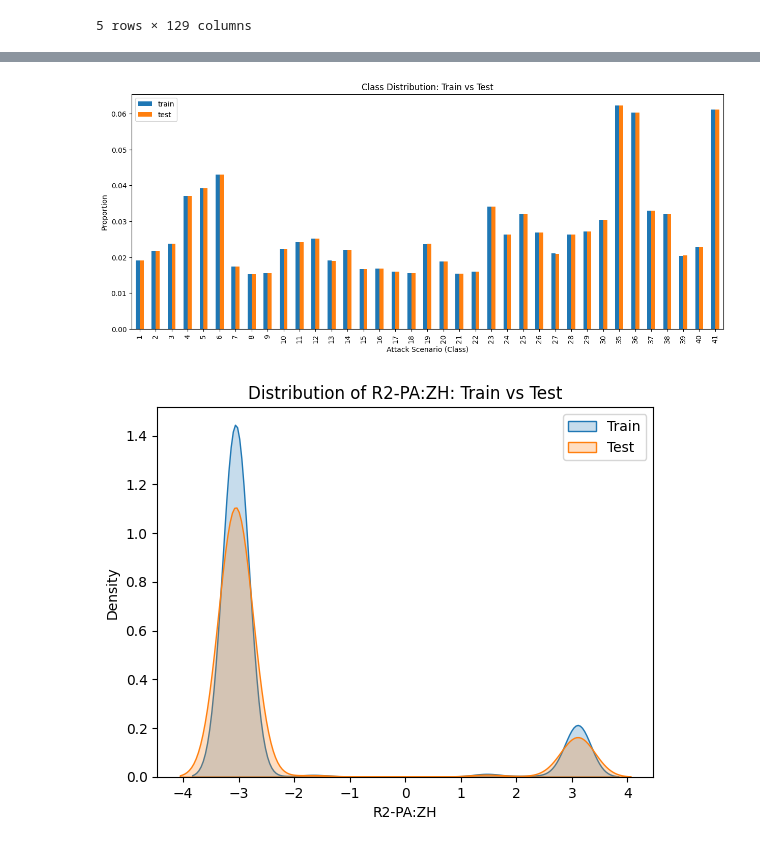
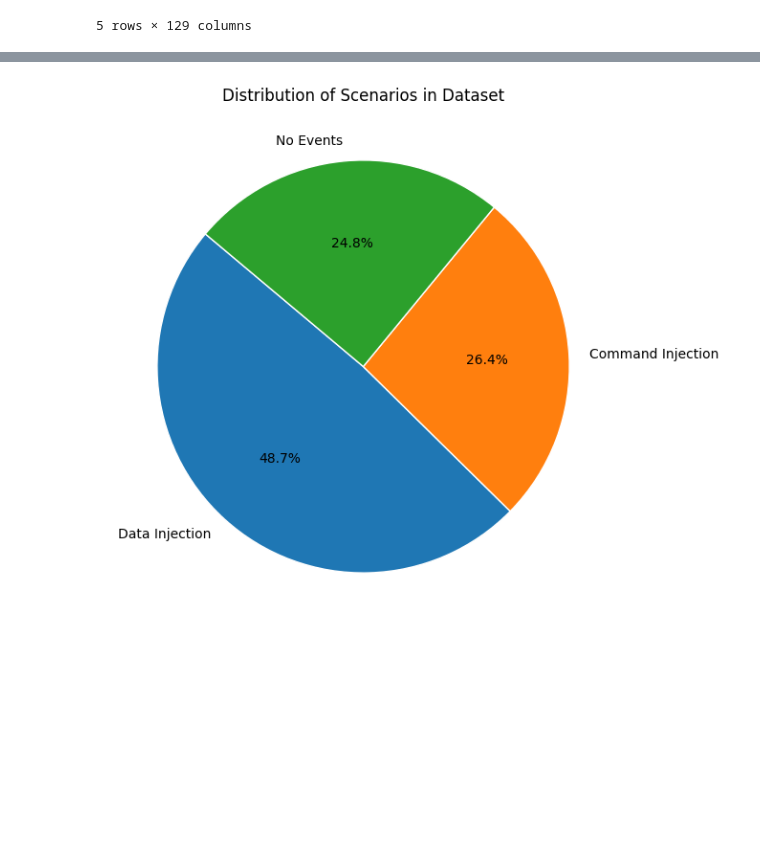
Before and after one commit to maedeh-mhm/GRID-IDS, a Jupyter notebook: notebooks/00-eda.ipynb, the cells around one changed output, grey strips where cells are left out. Drawn from its saved outputs; the diff is of its cells as text; code cells hidden in the pictures; blank space fills up the shorter version.

```diff
--- a/notebooks/00-eda.ipynb
+++ b/notebooks/00-eda.ipynb
@@ -40,0 +23,8 @@ memory usage: 77.1 MB
+# %%
+# Loading dataset
+df = pd.concat(
+    map(pd.read_csv, glob.glob( str( DATA_DIR / "multi_class" / "data*.csv"))),
+    ignore_index=True
+)
+
+df.info()
@@ -115,4 +46,0 @@ plt.show()
-# %%
-# Remove missing values
-logger.info(f"Data loss: {(1 - len(df.dropna()) / len(df)) * 100:.2f}% of rows dropped")
-df = df.dropna()
@@ -121,3 +47,41 @@ df = df.dropna()
+# %%
+# Droping missing values
+df = df[~df.isin([np.nan, np.inf, -np.inf]).any(axis=1)]
+
+# Keeping only single device FDIA related rows
+df = df[df['marker'].isin([7, 8, 9, 10, 11, 12, 15, 16, 17, 18, 41])]
+# %%
+# Scenario → Group mapping
+scenario_groups = {
+    # "Natural Events": [1, 2, 3, 4, 5, 6, 13, 14],
+    "No Events": [41],
+    "Data Injection": [7, 8, 9, 10, 11, 12],
+    "Command Injection": [15, 16, 17, 18],
+    # "Relay Setting Change": [
+    #     21, 22, 23, 24, 25, 26, 27, 28, 29, 30,
+    #     35, 36, 37, 38, 39, 40
+    # ],
+}
+
+# Reverse lookup dictionary
+scenario_to_group = {s: group for group, scenarios in scenario_groups.items() for s in scenarios}
+
+# Distribution of instances per group
+distribution = df["marker"].map(scenario_to_group).value_counts()
+
+# Plot pie chart
+plt.figure(figsize=(7, 7))
+plt.pie(
+    distribution.values,
+    labels=distribution.index,
+    autopct='%1.1f%%',
+    startangle=140,
+    wedgeprops={"edgecolor": "white"}
+)
+plt.title("Distribution of Scenarios in Dataset")
+plt.show()
+# %% [output]
+[figure, added]
 # %%
 # Split data into features and labels
 X = df.drop(columns=['marker'])
@@ -126,32 +90,6 @@ y = df['marker']
 X_train, X_test, y_train, y_test = train_test_split(
     X, y, test_size=0.2, random_state=42, stratify=y
 )
-# %%
-# Compute class distribution
-train_dist = y_train.value_counts(normalize=True).sort_index()
-test_dist = y_test.value_counts(normalize=True).sort_index()
-
-# Combine into a DataFrame for comparison
-dist_df = pd.DataFrame({'train': train_dist, 'test': test_dist})
-
-# Plot side-by-side bar chart
-dist_df.plot(kind='bar', figsize=(15, 6))
-plt.title("Class Distribution: Train vs Test")
-plt.ylabel("Proportion")
-plt.xlabel("Attack Scenario (Class)")
-plt.legend()
-plt.show()
-# %% [output]
-[figure, removed]
-# %%
-feature = "R2-PA:ZH"
-sns.kdeplot(X_train[feature], label="Train", fill=True)
-sns.kdeplot(X_test[feature], label="Test", fill=True)
-plt.title(f"Distribution of {feature}: Train vs Test")
-plt.legend()
-plt.show()
-# %% [output]
-[figure, removed]
 # %%
 # Scale features using RobustScaler
 scaler = RobustScaler()
```
Also changed, not shown: parts of 21 cells of this notebook.
